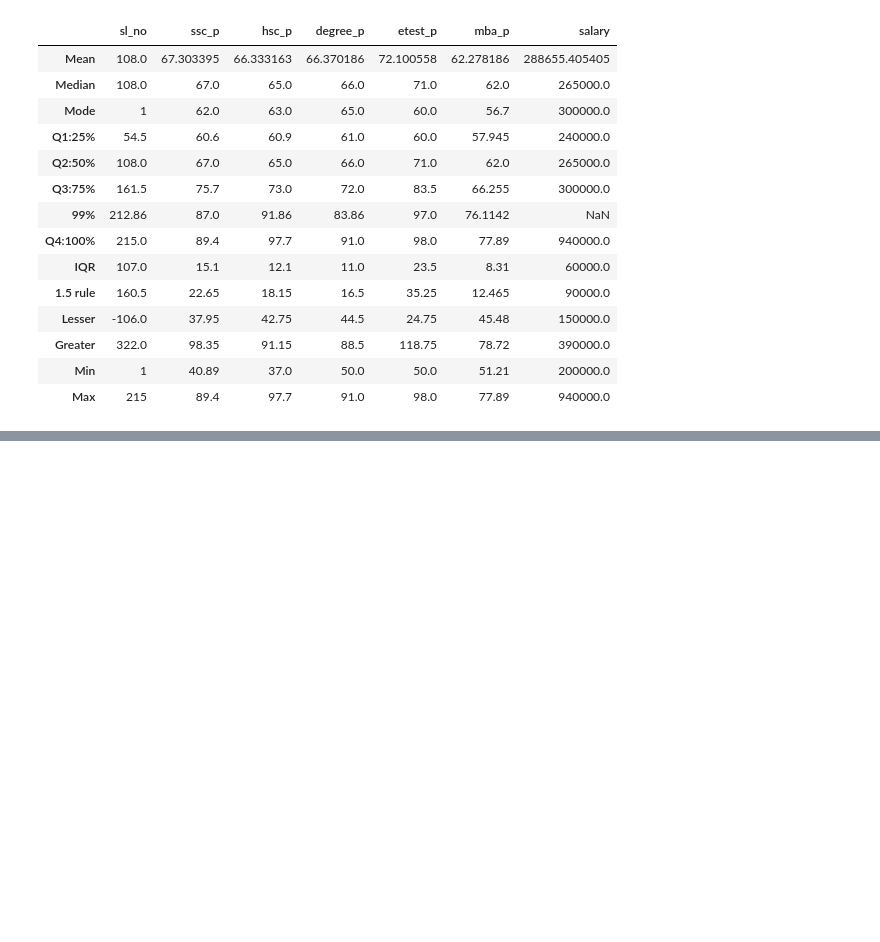
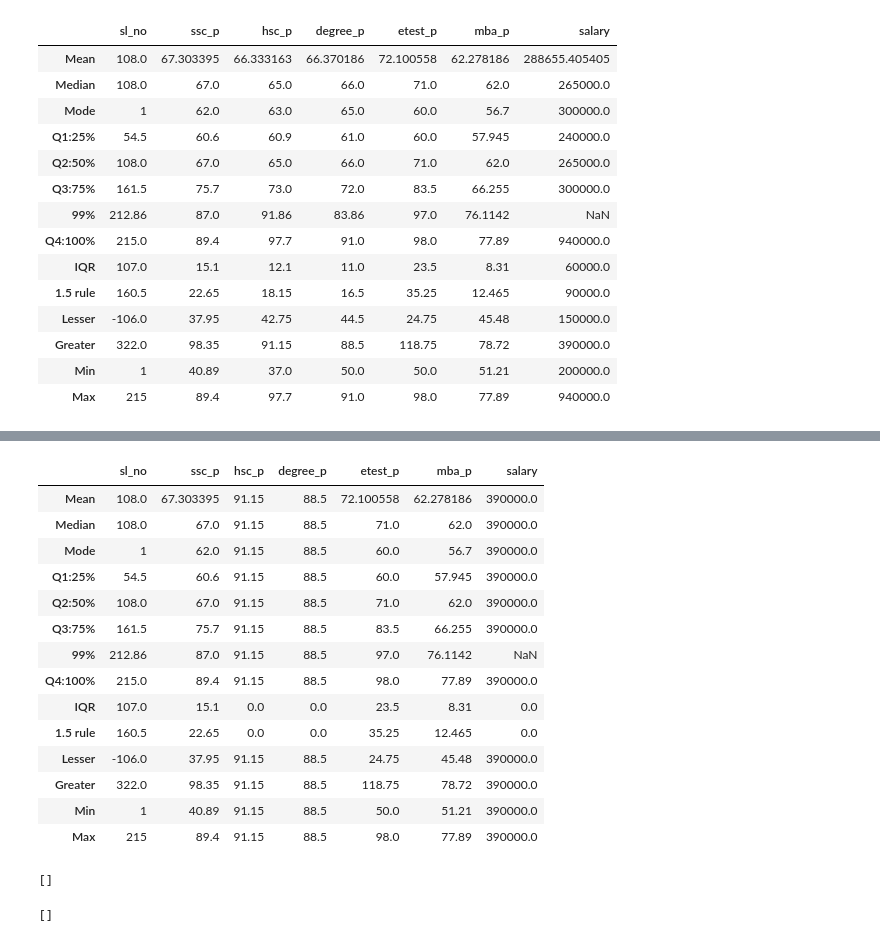
Before and after one commit to Viswanathan-R-Tech/Data-Science, a Jupyter notebook: IQR/IQR.ipynb, the cells around one changed output, grey strips where cells are left out. Drawn from its saved outputs; the diff is of its cells as text; code cells hidden in the pictures; blank space fills up the shorter version.

Commit message:
IQR with Outlier Finding and Replace

```diff
--- a/IQR/IQR.ipynb
+++ b/IQR/IQR.ipynb
@@ -185,0 +191,8 @@ descriptive
+# %%
+lesser = []
+greater = []
+for columnName in quan:
+    if (descriptive[columnName]["Min"] < descriptive[columnName]["Lesser"]):
+        lesser.append(columnName)
+    if (descriptive[columnName]["Max"] > descriptive[columnName]["Greater"]):
+        greater.append(columnName)
@@ -185,0 +207,7 @@ descriptive
+# %%
+#Replacing Outlier
+
+for columnName in lesser:
+    dataset[columnName][dataset[columnName]<descriptive[columnName]["Lesser"]] = descriptive[columnName]["Lesser"]
+for columnName in greater:
+    dataset[columnName][dataset[columnName]>descriptive[columnName]["Greater"]] = descriptive[columnName]["Greater"]
@@ -185,0 +232,34 @@ descriptive
+# %%
+for columnName in quan:
+    descriptive.loc["Mean", columnName] = dataset[columnName].mean()
+    descriptive.loc["Median", columnName] = dataset[columnName].median()
+    descriptive.loc["Mode", columnName] = dataset[columnName].mode()[0]
+    descriptive.loc["Q1:25%", columnName] = dataset.describe()[columnName]["25%"]
+    descriptive.loc["Q2:50%", columnName] = dataset.describe()[columnName]["50%"]
+    descriptive.loc["Q3:75%", columnName] = dataset.describe()[columnName]["75%"]
+    descriptive.loc["99%", columnName] = np.percentile(dataset[columnName],99)
+    descriptive.loc["Q4:100%", columnName] = dataset.describe()[columnName]["max"]
+    descriptive.loc["IQR", columnName] = descriptive.loc["Q3:75%", columnName] - descriptive.loc["Q1:25%", columnName]
+    descriptive.loc["1.5 rule", columnName] = 1.5 * descriptive.loc["IQR", columnName]
+    descriptive.loc["Lesser", columnName] = descriptive.loc["Q1:25%", columnName] - descriptive.loc["1.5 rule", columnName]
+    descriptive.loc["Greater", columnName] = descriptive.loc["Q3:75%", columnName] + descriptive.loc["1.5 rule", columnName]
+    descriptive.loc["Min", columnName] = dataset[columnName].min()
+    descriptive.loc["Max", columnName] = dataset[columnName].max()
+# %%
+descriptive
+# %% [output]
+|  | sl_no | ssc_p | hsc_p | degree_p | etest_p | mba_p | salary |
+| Mean | 108.0 | 67.303395 | 91.15 | 88.5 | 72.100558 | 62.278186 | 390000.0 |
+| Median | 108.0 | 67.0 | 91.15 | 88.5 | 71.0 | 62.0 | 390000.0 |
+| Mode | 1 | 62.0 | 91.15 | 88.5 | 60.0 | 56.7 | 390000.0 |
+| Q1:25% | 54.5 | 60.6 | 91.15 | 88.5 | 60.0 | 57.945 | 390000.0 |
+| Q2:50% | 108.0 | 67.0 | 91.15 | 88.5 | 71.0 | 62.0 | 390000.0 |
+| Q3:75% | 161.5 | 75.7 | 91.15 | 88.5 | 83.5 | 66.255 | 390000.0 |
+| 99% | 212.86 | 87.0 | 91.15 | 88.5 | 97.0 | 76.1142 | NaN |
+| Q4:100% | 215.0 | 89.4 | 91.15 | 88.5 | 98.0 | 77.89 | 390000.0 |
+| IQR | 107.0 | 15.1 | 0.0 | 0.0 | 23.5 | 8.31 | 0.0 |
+| 1.5 rule | 160.5 | 22.65 | 0.0 | 0.0 | 35.25 | 12.465 | 0.0 |
+| Lesser | -106.0 | 37.95 | 91.15 | 88.5 | 24.75 | 45.48 | 390000.0 |
+| Greater | 322.0 | 98.35 | 91.15 | 88.5 | 118.75 | 78.72 | 390000.0 |
+| Min | 1 | 40.89 | 91.15 | 88.5 | 50.0 | 51.21 | 390000.0 |
+| Max | 215 | 89.4 | 91.15 | 88.5 | 98.0 | 77.89 | 390000.0 |
@@ -185,0 +274,8 @@ descriptive
+# %%
+lesser
+# %% [output]
+[]
+# %%
+greater
+# %% [output]
+[]
```
Also changed, not shown: parts of 5 cells of this notebook.
